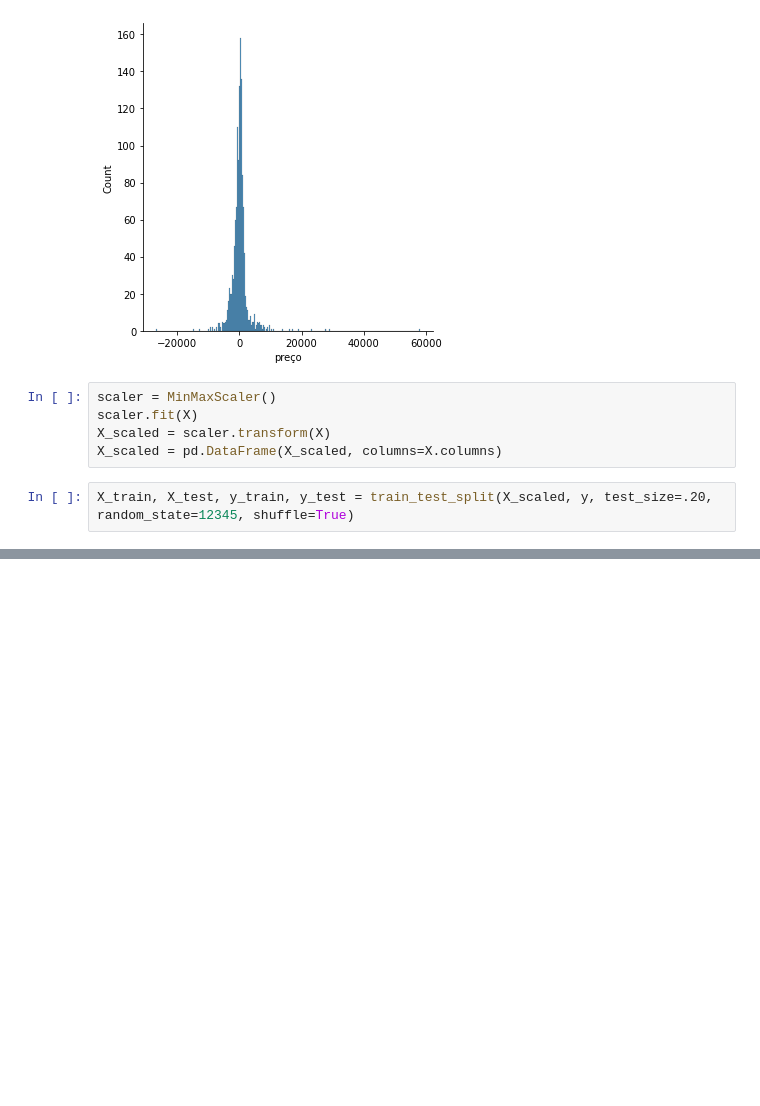
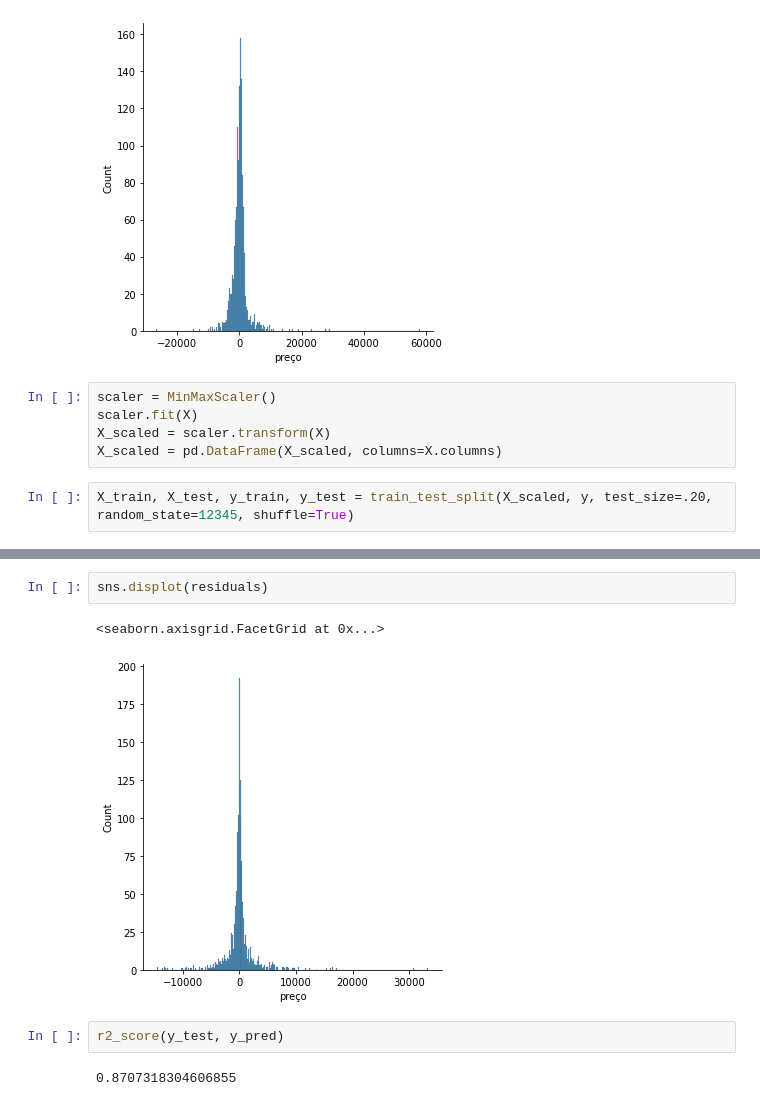
Before and after one commit to thiago-vale/Trabalhos-Awari, a Jupyter notebook: Calculadora de imoveis/Otimizando_modelo.ipynb, the cells around one changed output, grey strips where cells are left out. Saved outputs shown, nothing was run; the diff lists cells and outputs as text; blank space fills up the shorter version.

```diff
--- a/Calculadora de imoveis/Otimizando_modelo.ipynb
+++ b/Calculadora de imoveis/Otimizando_modelo.ipynb
@@ -204,0 +254,9 @@ r2_score(y_test, y_pred)
+# %%
+sns.displot(residuals)
+# %% [output]
+<seaborn.axisgrid.FacetGrid at 0x...>
+[figure, added]
+# %%
+r2_score(y_test, y_pred)
+# %% [output]
+0.8707318304606855
```
Also changed, not shown: parts of 17 cells of this notebook.
